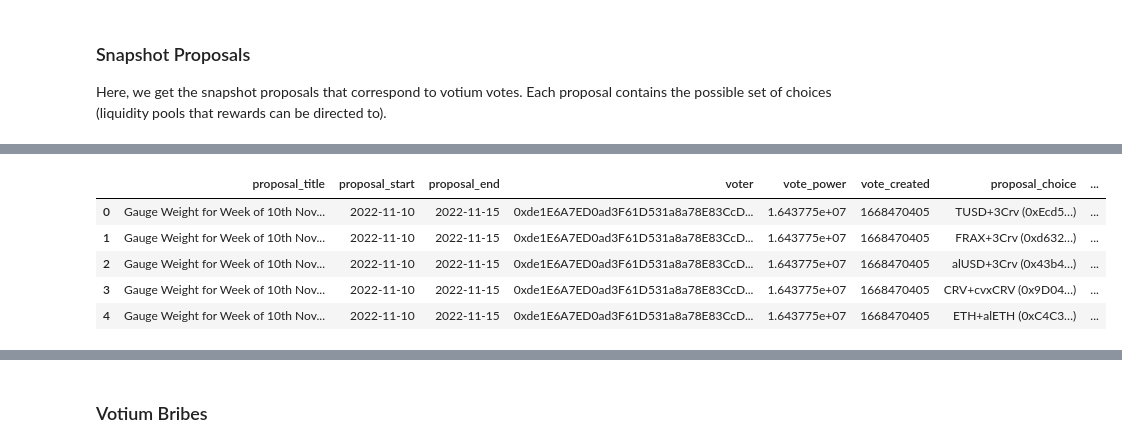
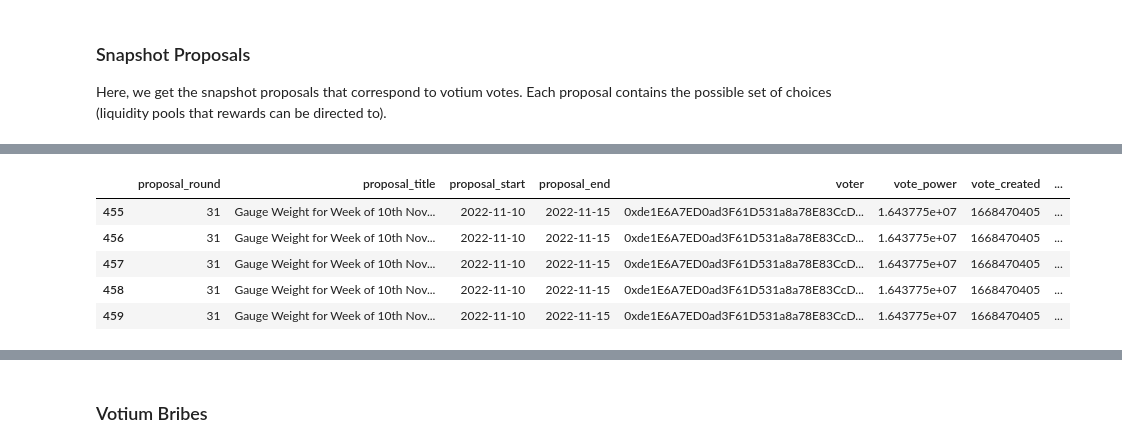
Before and after one commit to bam4564/flywheel, a Jupyter notebook: VotiumBribes.ipynb, the cells around one changed output, grey strips where cells are left out. Saved outputs shown, nothing was run; the diff lists cells and outputs as text; code cells hidden in the pictures.

Commit message:
Finished work joining votes to snapshots. Added some visualizations of votium's votes over time

```diff
--- a/VotiumBribes.ipynb
+++ b/VotiumBribes.ipynb
@@ -494,53 +454,28 @@ df_votes.head()
 # %%
 df_snaps = df_votes.merge(df_proposals, how='left', on='proposal_id', validate='m:1')
-
 
 def row_mapper(row):
     row['proposal_choice'] = row['proposal_choices'][int(row['choice_index'])]
     return row
 
 df_snaps = df_snaps.apply(row_mapper, axis=1)
+df_snaps['vote_power_fraction'] = (df_snaps.choice_percent / 100) * df_snaps.vote_power
+start_rank = np.unique(df_snaps.proposal_start.values).tolist()
+df_snaps['proposal_round'] = df_snaps.proposal_start.apply(lambda start: start_rank.index(start) + 1)
 df_snaps = df_snaps[[
-    'proposal_title', 'proposal_start', 'proposal_end', 'voter', 'vote_power',
-    'vote_created', 'proposal_choice', 'choice_amount',
+    'proposal_round', 'proposal_title', 'proposal_start', 'proposal_end', 'voter', 'vote_power',
+    'vote_created', 'proposal_choice', 'choice_percent',
+    'vote_power_fraction',
     'proposal_id', 'vote_id', 'proposal_id_keccak256'
 ]]
+df_snaps = df_snaps.sort_values(['proposal_round', 'proposal_start']).reset_index(drop=True)
+df_snaps = df_snaps.loc[df_snaps.proposal_round >= 3]
 
-# TODO: Pickup with the logic cleanup starting here
-
-
-# records = []
-# for p in data_proposals:
-#     # votium's vote
-#     choices = p['choices']
-#     vote = vote_map[p['id']]
-#     for choice_index, percent in vote['choice'].items():
-#         choice_index = int(choice_index) - 1  # Choices have indices starting at 1 in snapshot
-#         p_attrs = ['title', 'start', 'end', 'snapshot', 'state', 'id']
-#         fraction = percent / 100
-#         # Strategies are weighted voting and delegation. This particular vote is for users who have delegated their voting power to votium.
-#         assert vote['vp_by_strategy'][0] == 0
-#         assert vote['vp_by_strategy'][1] > 0
-#         records.append({
-#             **{a: p[a] for a in p_attrs},
-#             **{
-#                 "choice": p['choices'][choice_index],
-#                 "fraction": fraction,
-#                 "choice_index": choice_index,
-#                 "vlCVX_total": vote['vp'],
-#                 "vlCVX_choice": fraction * vote['vp'],
-#                 # "vp": vote['vp'],
-#                 # "vp_by_strategy": vote["vp_by_strategy"],
-#                 # "vp_state": vote["vp_state"],
-#             }
-#         })
-# df_raw = pd.DataFrame(records)
-
-df_snaps.head()
+df_snaps.tail()
 # %% [output]
-|  | proposal_title | proposal_start | proposal_end | voter | vote_power | vote_created | proposal_choice | ... |
-| 0 | Gauge Weight for Week of 10th Nov... | 2022-11-10 | 2022-11-15 | 0xde1E6A7ED0ad3F61D531a8a78E83CcD... | 1.643775e+07 | 1668470405 | TUSD+3Crv (0xEcd5…) | ... |
-| 1 | Gauge Weight for Week of 10th Nov... | 2022-11-10 | 2022-11-15 | 0xde1E6A7ED0ad3F61D531a8a78E83CcD... | 1.643775e+07 | 1668470405 | FRAX+3Crv (0xd632…) | ... |
-| 2 | Gauge Weight for Week of 10th Nov... | 2022-11-10 | 2022-11-15 | 0xde1E6A7ED0ad3F61D531a8a78E83CcD... | 1.643775e+07 | 1668470405 | alUSD+3Crv (0x43b4…) | ... |
-| 3 | Gauge Weight for Week of 10th Nov... | 2022-11-10 | 2022-11-15 | 0xde1E6A7ED0ad3F61D531a8a78E83CcD... | 1.643775e+07 | 1668470405 | CRV+cvxCRV (0x9D04…) | ... |
-| 4 | Gauge Weight for Week of 10th Nov... | 2022-11-10 | 2022-11-15 | 0xde1E6A7ED0ad3F61D531a8a78E83CcD... | 1.643775e+07 | 1668470405 | ETH+alETH (0xC4C3…) | ... |
+|  | proposal_round | proposal_title | proposal_start | proposal_end | voter | vote_power | vote_created | ... |
+| 455 | 31 | Gauge Weight for Week of 10th Nov... | 2022-11-10 | 2022-11-15 | 0xde1E6A7ED0ad3F61D531a8a78E83CcD... | 1.643775e+07 | 1668470405 | ... |
+| 456 | 31 | Gauge Weight for Week of 10th Nov... | 2022-11-10 | 2022-11-15 | 0xde1E6A7ED0ad3F61D531a8a78E83CcD... | 1.643775e+07 | 1668470405 | ... |
+| 457 | 31 | Gauge Weight for Week of 10th Nov... | 2022-11-10 | 2022-11-15 | 0xde1E6A7ED0ad3F61D531a8a78E83CcD... | 1.643775e+07 | 1668470405 | ... |
+| 458 | 31 | Gauge Weight for Week of 10th Nov... | 2022-11-10 | 2022-11-15 | 0xde1E6A7ED0ad3F61D531a8a78E83CcD... | 1.643775e+07 | 1668470405 | ... |
+| 459 | 31 | Gauge Weight for Week of 10th Nov... | 2022-11-10 | 2022-11-15 | 0xde1E6A7ED0ad3F61D531a8a78E83CcD... | 1.643775e+07 | 1668470405 | ... |
```
Also changed, not shown: parts of 13 cells of this notebook.
